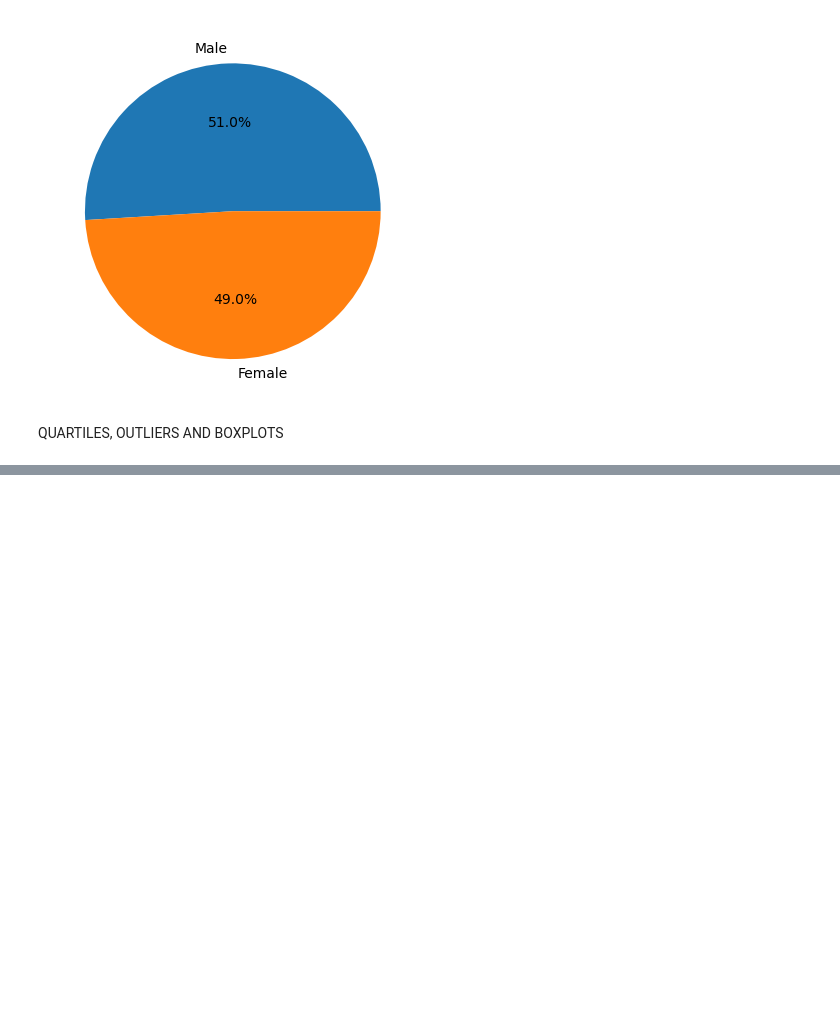
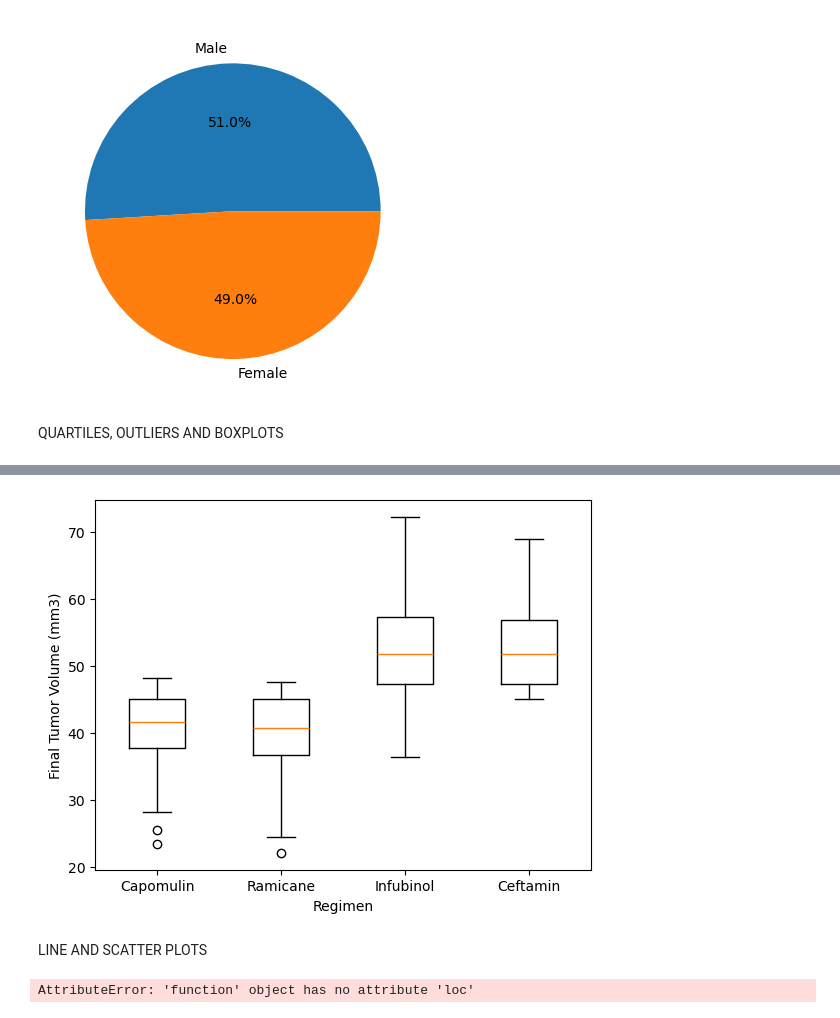
Before and after one commit to RamirezMaribel/data_visualization_challenge, a Jupyter notebook: Starter_Code/Pymaceuticals/pymaceuticals_hw.ipynb, the cells around one changed output, grey strips where cells are left out. Cells and saved outputs as stored; diff of their text form; code cells hidden in the pictures; blank space fills up the shorter version.

Commit message:
saving progress on module 5 challenge - cells 12 - 15

```diff
--- a/Starter_Code/Pymaceuticals/pymaceuticals_hw.ipynb
+++ b/Starter_Code/Pymaceuticals/pymaceuticals_hw.ipynb
@@ -313,6 +313,4 @@ QUARTILES, OUTLIERS AND BOXPLOTS
 # Capomulin, Ramicane, Infubinol, and Ceftamin
 
 # Start by getting the last (greatest) timepoint for each mouse
-
-
-# Merge this group df with the original DataFrame to get the tumor volume at the last timepoint
+mousetp=dropped_df.groupby("Mouse ID").max()["Timepoint"]
@@ -318,0 +330,28 @@ QUARTILES, OUTLIERS AND BOXPLOTS
+# %%
+#Cell 14 of HW
+# Put treatments into a list for for loop (and later for plot labels)
+treats=['Capomulin','Ramicane','Infubinol','Ceftamin']
+
+# Create empty list to fill with tumor vol data (for plotting)
+tum_vol=[]
+
+# Calculate the IQR and quantitatively determine if there are any potential outliers.
+for i in treats:
+
+    # Locate the rows which contain mice on each drug and get the tumor volumes
+    rows=maxtp_dropped_df.loc[maxtp_dropped_df["Drug Regimen"]==i,"Tumor Volume (mm3)"]
+    quartiles = rows.quantile([.25,.5,.75])
+    lowerq = quartiles[0.25]
+    upperq = quartiles[0.75]
+    iqr = upperq-lowerq
+    lower_bound = lowerq - (1.5*iqr)
+    upper_bound = upperq + (1.5*iqr)
+    print(f"The lower quartile of {i} is: {lowerq}")
+    print(f"The upper quartile of {i} is: {upperq}")
+    print(f"The interquartile range of {i} is: {iqr}")
+    print(f"The the median of {i} is: {quartiles[0.5]}")
+    print(f"{i}'s potential outliers could be below {lower_bound}.")
+    print(f"{i}'s potential outliers could be above {upper_bound}.")
+    print(f"------------------------------------------------------------")
+    # add subset
+    tum_vol.append(rows)
@@ -318,0 +376,24 @@ QUARTILES, OUTLIERS AND BOXPLOTS
+# %%
+#Cell 15 of HW
+# Generate a box plot that shows the distrubution of the tumor volume for each treatment group.
+#Xpert Learning assistant helped with trying to assign lables to the xticks
+treats=['Capomulin', 'Ramicane', 'Infubinol', 'Ceftamin']
+x_values=[1, 2, 3, 4]
+fig=plt.figure()
+plt.xlabel("Regimen")
+plt.ylabel("Final Tumor Volume (mm3)")
+plt.boxplot(tum_vol)
+plt.xticks(x_values,treats);
+plt.show();
+# %% [output]
+[figure, added]
+# %% [markdown]
+LINE AND SCATTER PLOTS
+# %%
+#Cell 16 of HW
+# Generate a line plot of tumor volume vs. time point for a single mouse treated with Capomulin
+
+mouse1=maxtp_dropped_df.head.loc[maxtp_droped_df["Mouse ID"]=="b128",:]
+mouse1
+# %% [output]
+AttributeError: 'function' object has no attribute 'loc'
```
Also changed, not shown: parts of 2 cells of this notebook.
